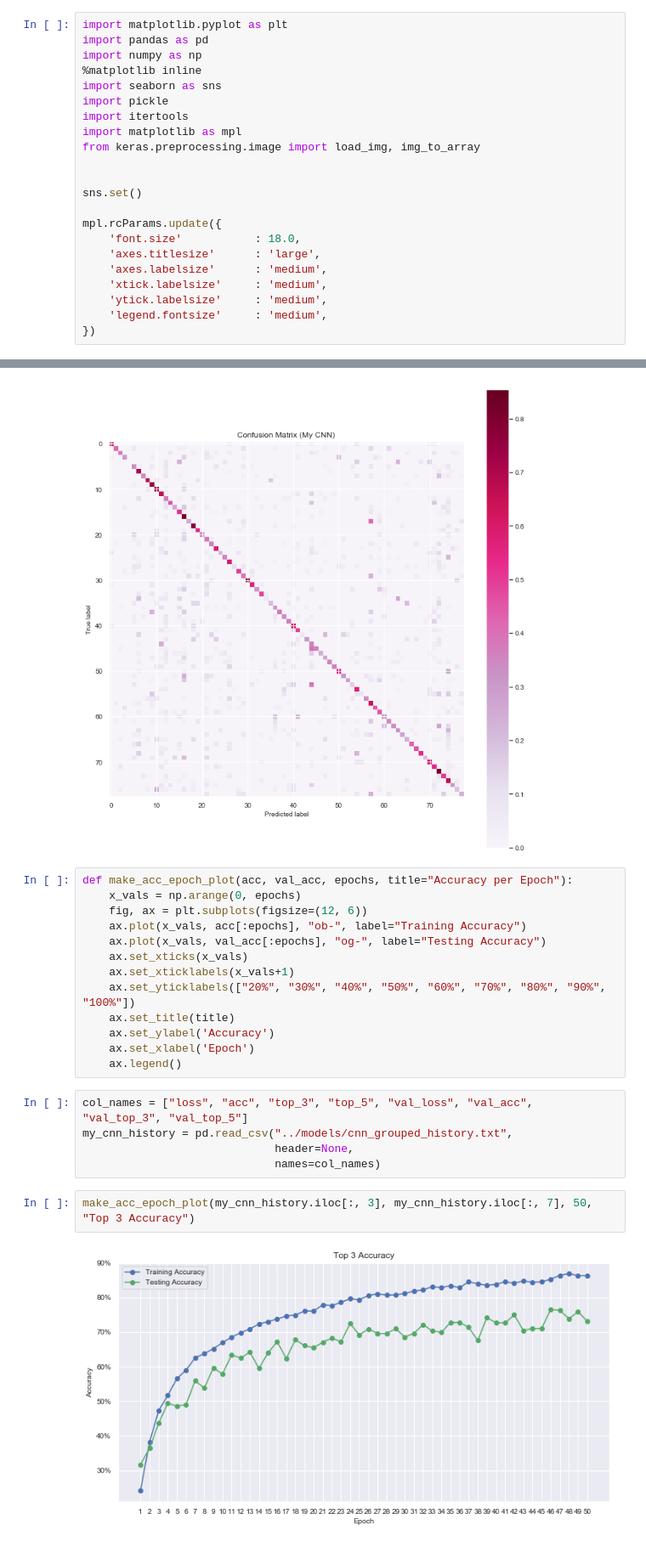
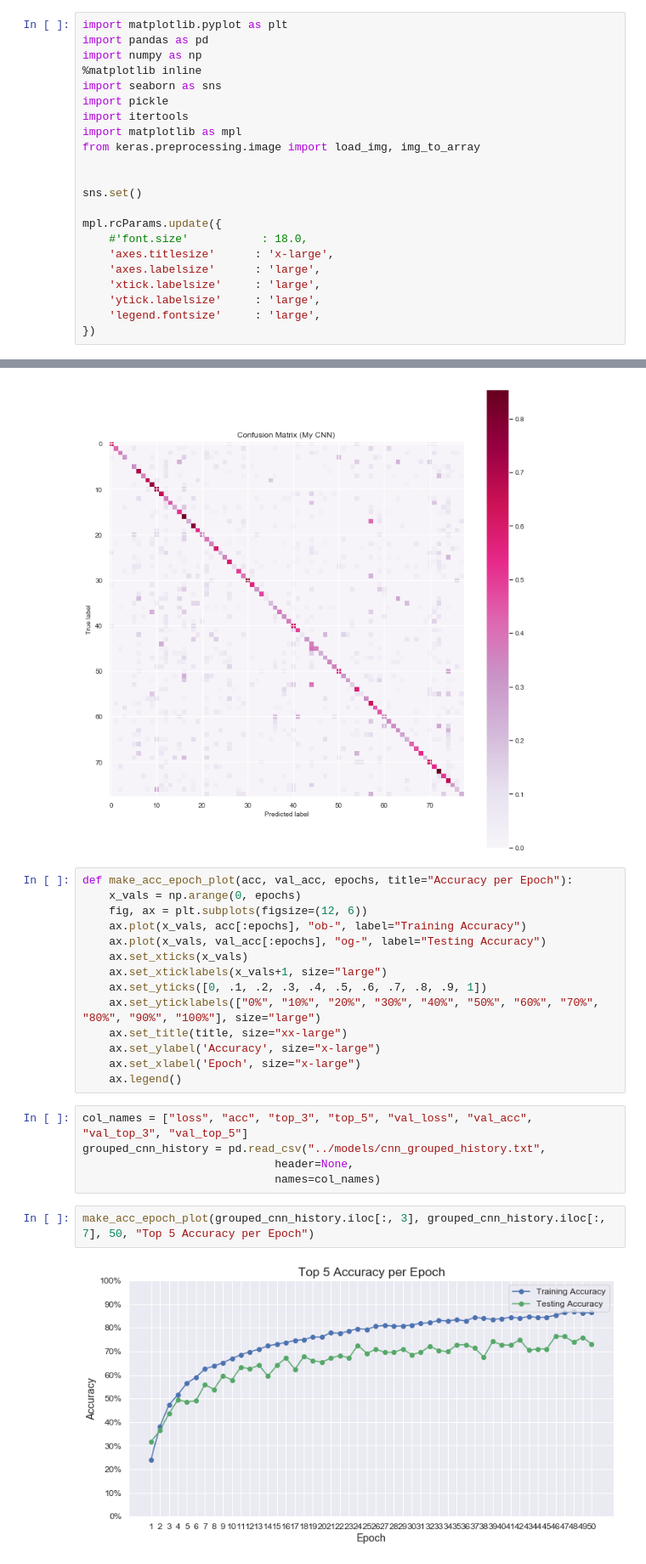
Before and after one commit to NJacobsohn/Whos_That_Pokemon, a Jupyter notebook: notebooks/data_visualization.ipynb, the cells around one changed output, grey strips where cells are left out. Shown at 85% size. Cells and saved outputs as stored; diff of their text form.

```diff
--- a/notebooks/data_visualization.ipynb
+++ b/notebooks/data_visualization.ipynb
@@ -13,12 +13,12 @@ from keras.preprocessing.image import load_img, img_to_array
 sns.set()
 
 mpl.rcParams.update({
-    'font.size'           : 18.0,
-    'axes.titlesize'      : 'large',
-    'axes.labelsize'      : 'medium',
-    'xtick.labelsize'     : 'medium',
-    'ytick.labelsize'     : 'medium',
-    'legend.fontsize'     : 'medium',
+    #'font.size'           : 18.0,
+    'axes.titlesize'      : 'x-large',
+    'axes.labelsize'      : 'large',
+    'xtick.labelsize'     : 'large',
+    'ytick.labelsize'     : 'large',
+    'legend.fontsize'     : 'large',
 })
 # %% [output]
 Using TensorFlow backend.
@@ -360,18 +361,19 @@ def make_acc_epoch_plot(acc, val_acc, epochs, title="Accuracy per Epoch"):
     ax.plot(x_vals, acc[:epochs], "ob-", label="Training Accuracy")
     ax.plot(x_vals, val_acc[:epochs], "og-", label="Testing Accuracy")
     ax.set_xticks(x_vals)
-    ax.set_xticklabels(x_vals+1)
-    ax.set_yticklabels(["20%", "30%", "40%", "50%", "60%", "70%", "80%", "90%", "100%"])
-    ax.set_title(title)
-    ax.set_ylabel('Accuracy')
-    ax.set_xlabel('Epoch')
+    ax.set_xticklabels(x_vals+1, size="large")
+    ax.set_yticks([0, .1, .2, .3, .4, .5, .6, .7, .8, .9, 1])
+    ax.set_yticklabels(["0%", "10%", "20%", "30%", "40%", "50%", "60%", "70%", "80%", "90%", "100%"], size="large")
+    ax.set_title(title, size="xx-large")
+    ax.set_ylabel('Accuracy', size="x-large")
+    ax.set_xlabel('Epoch', size="x-large")
     ax.legend()
 # %%
 col_names = ["loss", "acc", "top_3", "top_5", "val_loss", "val_acc", "val_top_3", "val_top_5"]
-my_cnn_history = pd.read_csv("../models/cnn_grouped_history.txt",
+grouped_cnn_history = pd.read_csv("../models/cnn_grouped_history.txt",
                              header=None,
                              names=col_names)
 # %%
-make_acc_epoch_plot(my_cnn_history.iloc[:, 3], my_cnn_history.iloc[:, 7], 50, "Top 3 Accuracy")
+make_acc_epoch_plot(grouped_cnn_history.iloc[:, 3], grouped_cnn_history.iloc[:, 7], 50, "Top 5 Accuracy per Epoch")
 # %% [output]
-[figure, old version]
+[figure, new version]
```
Also changed, not shown: parts of 4 cells of this notebook, 1 other file.
